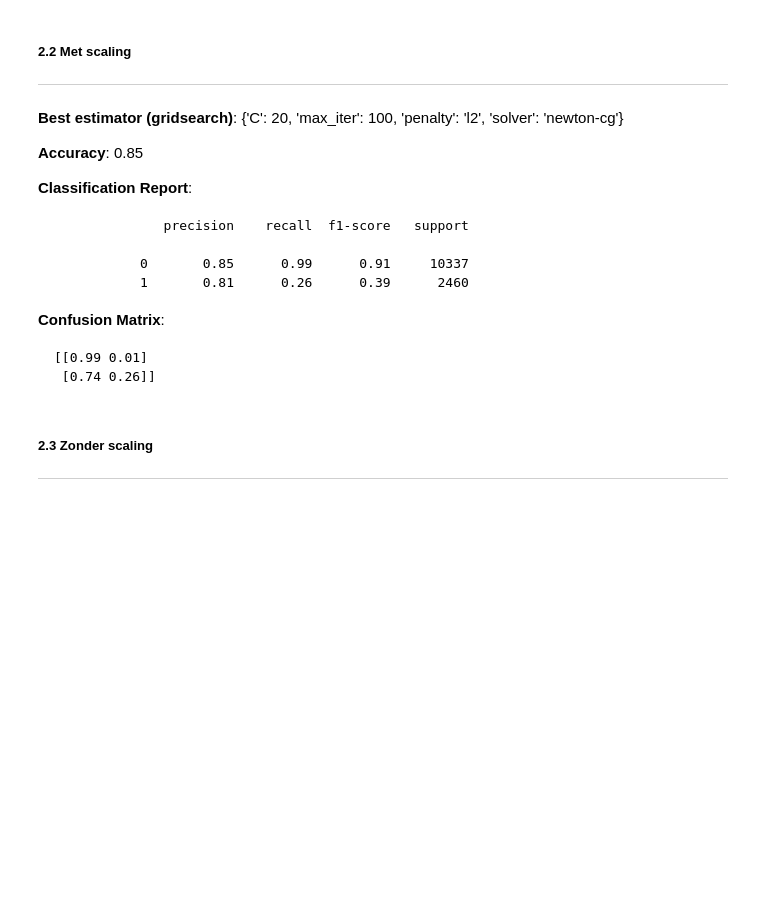
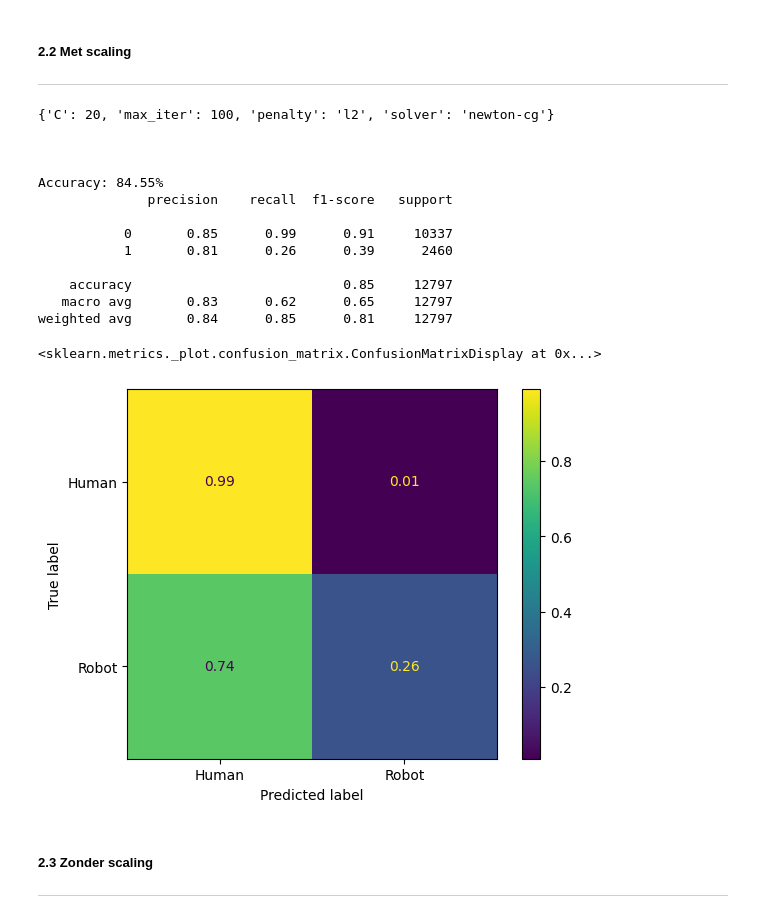
Before and after one commit to Floris-Buyse-FB/project_weblog, a Jupyter notebook: rapport.ipynb, the cells around one changed output. Cells and saved outputs as stored; diff of their text form; code cells hidden in the pictures; blank space fills up the shorter version.

````diff
--- a/rapport.ipynb
+++ b/rapport.ipynb
@@ -1115,21 +1424,51 @@ Zien hier dat alles HUMAN wordt beschouwd
 ##### 2.2 Met scaling
 
 ---
-# %% [markdown]
-**Best estimator (gridsearch)**: {'C': 20, 'max_iter': 100, 'penalty': 'l2', 'solver': 'newton-cg'}
-
-**Accuracy**: 0.85
-
-**Classification Report**:
-```
-              precision    recall  f1-score   support
-
-           0       0.85      0.99      0.91     10337
-           1       0.81      0.26      0.39      2460
-```
-
-**Confusion Matrix**:
-```
-[[0.99 0.01]
- [0.74 0.26]]
-```
+# %%
+param_grid_lr_scale = {
+    'C': [0.1, 1, 10, 20, 30],
+    'solver': ['newton-cg', 'lbfgs', 'liblinear', 'sag', 'saga'],
+    'penalty': ['l1', 'l2', 'elasticnet', 'none'],
+    'max_iter': [100, 200, 300, 400]
+}
+
+pipeline = Pipeline([
+    ('scaler', StandardScaler()),
+    ('grid_search', GridSearchCV(LogisticRegression(random_state=42), param_grid_lr_scale, cv=5, n_jobs=-1))
+])
+
+pipeline.fit(X_train, y_train)
+
+print(pipeline['grid_search'].best_params_)
+print("\n")
+
+lgr_clf_scale = pipeline['grid_search'].best_estimator_
+
+lgr_clf_scale.fit(X_train, y_train)
+
+y_pred_lgr_scale = lgr_clf_scale.predict(X_test)
+
+print("\nAccuracy: {:.2f}".format(((accuracy_score(y_test, y_pred_lgr_scale)) * 100)) + "%")
+print(classification_report(y_test, y_pred_lgr_scale))
+print("\n")
+
+cm = np.round(confusion_matrix(y_test, y_pred_lgr_scale, normalize='true'), 2)
+
+disp = ConfusionMatrixDisplay(confusion_matrix=cm, display_labels=['Human', 'Robot'])
+disp.plot()
+# %% [output]
+{'C': 20, 'max_iter': 100, 'penalty': 'l2', 'solver': 'newton-cg'}
+
+
+
+Accuracy: 84.55%
+              precision    recall  f1-score   support
+
+           0       0.85      0.99      0.91     10337
+           1       0.81      0.26      0.39      2460
+
+    accuracy                           0.85     12797
+   macro avg       0.83      0.62      0.65     12797
+weighted avg       0.84      0.85      0.81     12797
+<sklearn.metrics._plot.confusion_matrix.ConfusionMatrixDisplay at 0x...>
+[figure, added]
````
Also changed, not shown: parts of 65 cells of this notebook, 33 other files.
